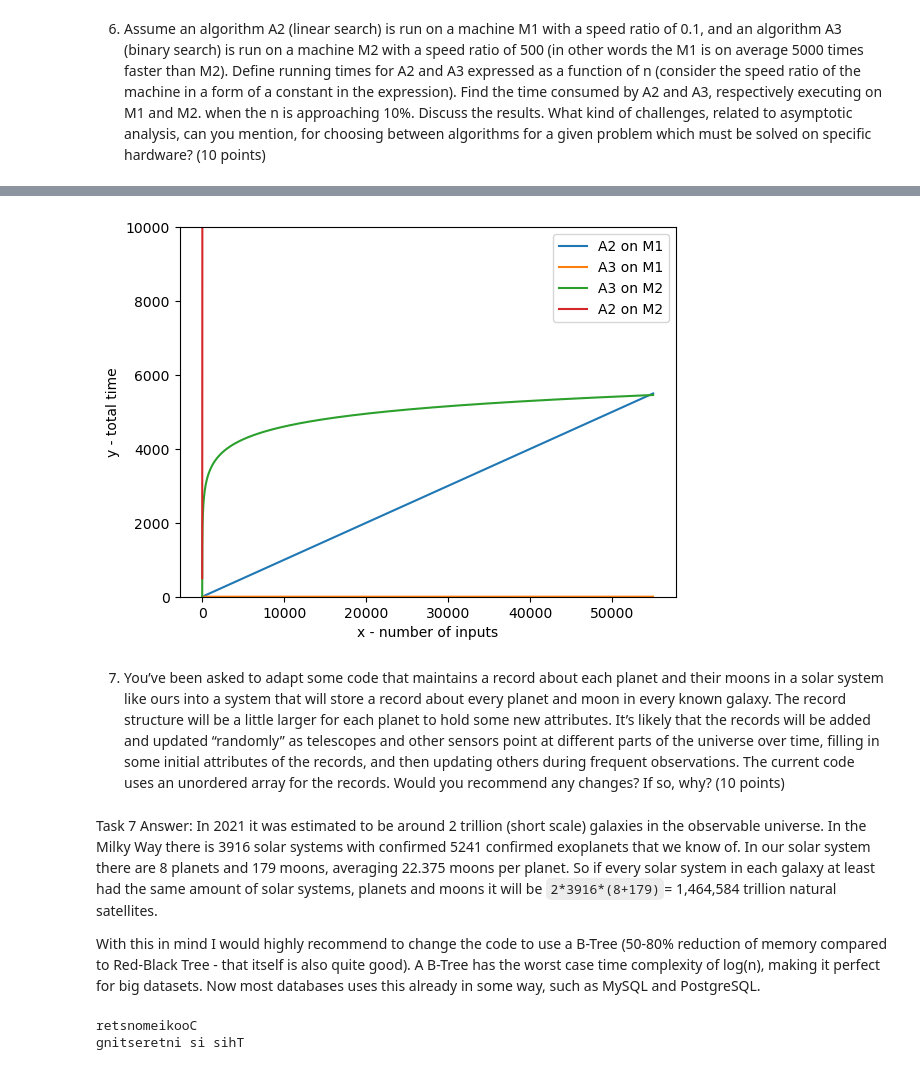
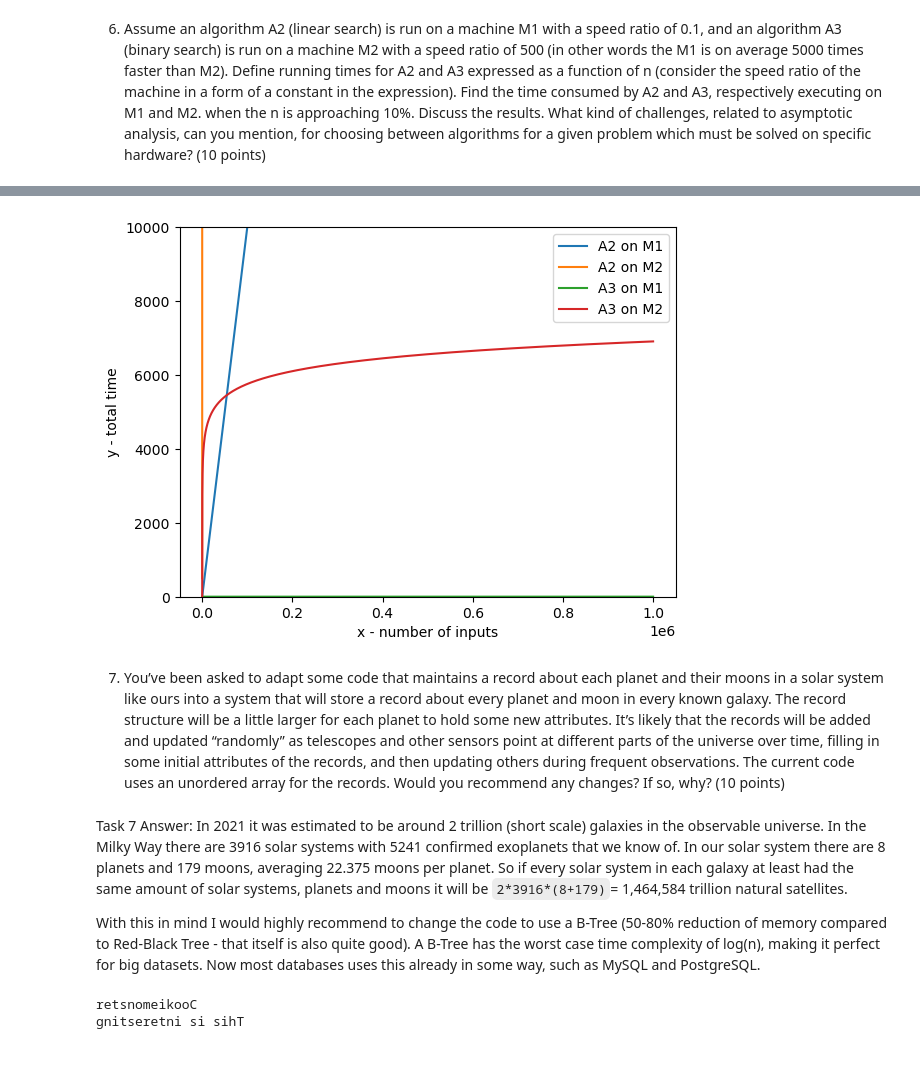
Before and after one commit to CarstenOst/mandatory1, a Jupyter notebook: Mandatory_1_IS_211.ipynb, the cells around one changed output, grey strips where cells are left out. Drawn from its saved outputs; the diff is of its cells as text; code cells hidden in the pictures.

```diff
--- a/Mandatory_1_IS_211.ipynb
+++ b/Mandatory_1_IS_211.ipynb
@@ -439,49 +443,58 @@ bruteForceTask6()
 # %%
 # Normally I would use the pascalCase naming convention as I formerly have coded alot in ASP.NET
 # Now this is changed to snake_case to make it a little easier to read
 # This class is made to simplify the former codeblock, and make it reusable with lambdas
 class Algorithm:
     def __init__(self, run_time_function, speed_ratio):
         self.run_time_function = run_time_function
         self.speed_ratio = speed_ratio
 
     def run(self, n):
         return self.speed_ratio * self.run_time_function(n)
 
     @staticmethod
     def predefinedMachines():
-        m1 = Algorithm(lambda n: n, 0.1)
-        a3_on_m1 = Algorithm(lambda n: LOG_N(n), 0.1)
+        # A2 O(n)
+        a2_on_m1    = Algorithm(lambda n: n, 0.1)
+        a2_on_m2    = Algorithm(lambda n: n, 500)
 
-        m2 = Algorithm(lambda n: LOG_N(n), 500)
-        a2_on_m2 = Algorithm(lambda n: n, 500)
+        # A3 O(log(n)
+        a3_on_m1    = Algorithm(lambda n: LOG_N(n), 0.1)
+        a3_on_m2    = Algorithm(lambda n: LOG_N(n), 500)
 
-        n = range(1, 55000)
-        m1_times = [m1.run(i) for i in n]
-        a3_m1_times = [a3_on_m1.run(i) for i in n]
+        n = range(1, 10**6) # The task in canvas was updated to 10^6
 
-        m2_times = [m2.run(i) for i in n]
+        # A2 O(n)
+        a2_m1_times = [a2_on_m1.run(i) for i in n] # Short but bad code (loops 4 times through n)
         a2_m2_times = [a2_on_m2.run(i) for i in n]
 
-        plt.plot(n, m1_times, label="A2 on M1")
+        # A3 O(log(n)
+        a3_m1_times = [a3_on_m1.run(i) for i in n]
+        a3_m2_times = [a3_on_m2.run(i) for i in n]
+
+        # Plotting
+        # A2 O(n)
+        plt.plot(n, a2_m1_times, label="A2 on M1")
+        plt.plot(n, a2_m2_times, label="A2 on M2")
+
+        # A3 O(log(n)
         plt.plot(n, a3_m1_times, label="A3 on M1")
+        plt.plot(n, a3_m2_times, label="A3 on M2")
 
-        plt.plot(n, m2_times, label="A3 on M2")
-        plt.plot(n, a2_m2_times, label="A2 on M2")
         plt.xlabel('x - number of inputs')
         plt.ylabel('y - total time')
         plt.ylim([0, 10000])
         plt.legend()
         plt.show()
 
 Algorithm.predefinedMachines()
 # %% [output]
-[figure, old version]
+[figure, new version]
 # %% [markdown]
 7. You’ve been asked to adapt some code that maintains a record about each planet and their moons in a solar system like ours into a system that will store a record about every planet and moon in every known galaxy. The record structure will be a little larger for each planet to hold some new attributes. It’s likely that the records will be added and updated “randomly” as telescopes and  other  sensors  point  at  different  parts  of  the  universe  over  time,  filling  in  some  initial attributes of the records, and then updating others during frequent observations. The current code uses an unordered array for the records. Would you recommend any changes? If so, why? (10 points)
 # %% [markdown]
 Task 7 Answer:
-In 2021 it was estimated to be around 2 trillion (short scale) galaxies in the observable universe. In the Milky Way there is 3916 solar systems with confirmed 5241 confirmed exoplanets that we know of. In our solar system there are 8 planets and 179 moons, averaging 22.375 moons per planet. So if every solar system in each galaxy at least had the same amount of solar systems, planets and moons it will be ``2*3916*(8+179)``= 1,464,584 trillion natural satellites.
+In 2021 it was estimated to be around 2 trillion (short scale) galaxies in the observable universe. In the Milky Way there are 3916 solar systems with 5241 confirmed exoplanets that we know of. In our solar system there are 8 planets and 179 moons, averaging 22.375 moons per planet. So if every solar system in each galaxy at least had the same amount of solar systems, planets and moons it will be ``2*3916*(8+179)``= 1,464,584 trillion natural satellites.
 
 With this in mind I would highly recommend to change the code to use a B-Tree (50-80% reduction of memory compared to Red-Black Tree - that itself is also quite good).
 A B-Tree has the worst case time complexity of log(n), making it perfect for big datasets. Now most databases uses this already in some way, such as MySQL and PostgreSQL.
```
Also changed, not shown: parts of 4 cells of this notebook.
